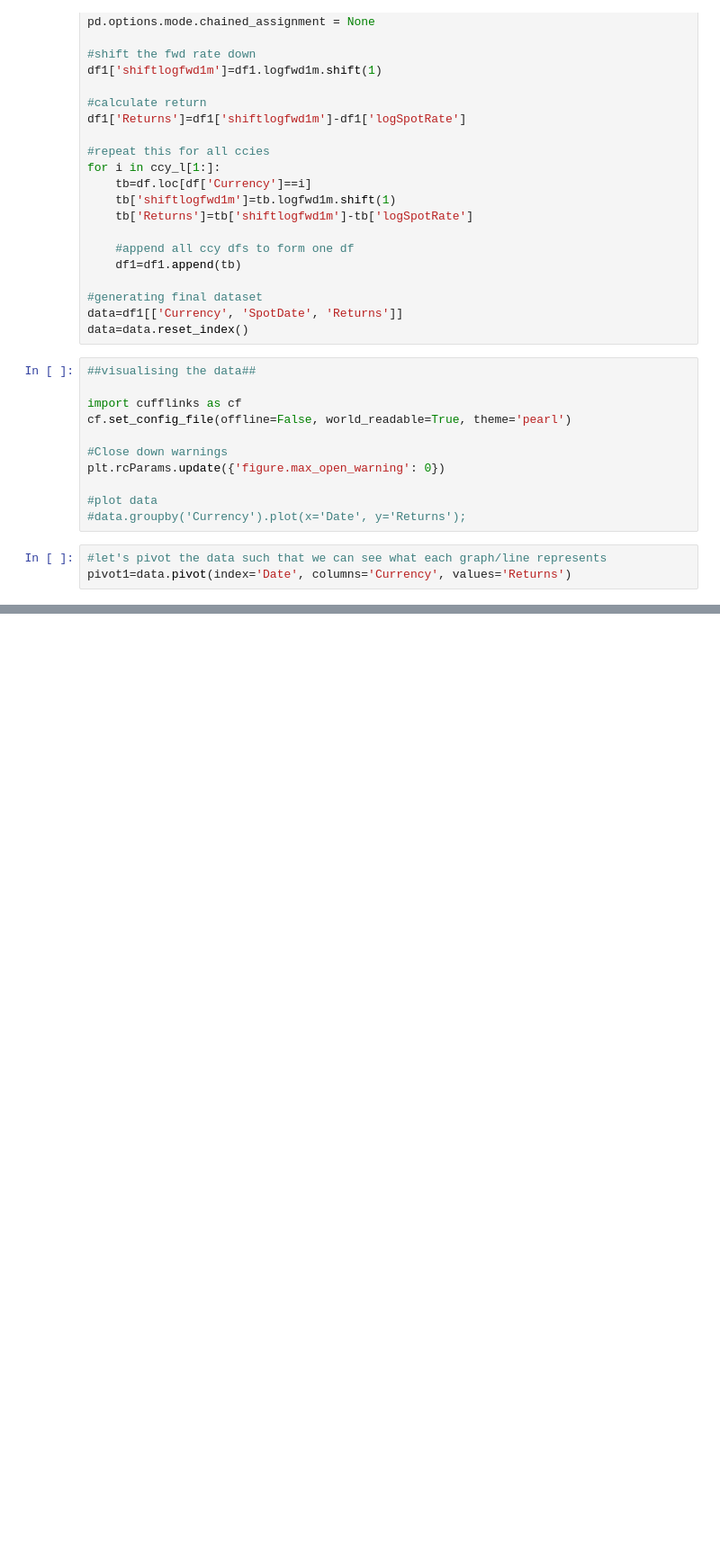
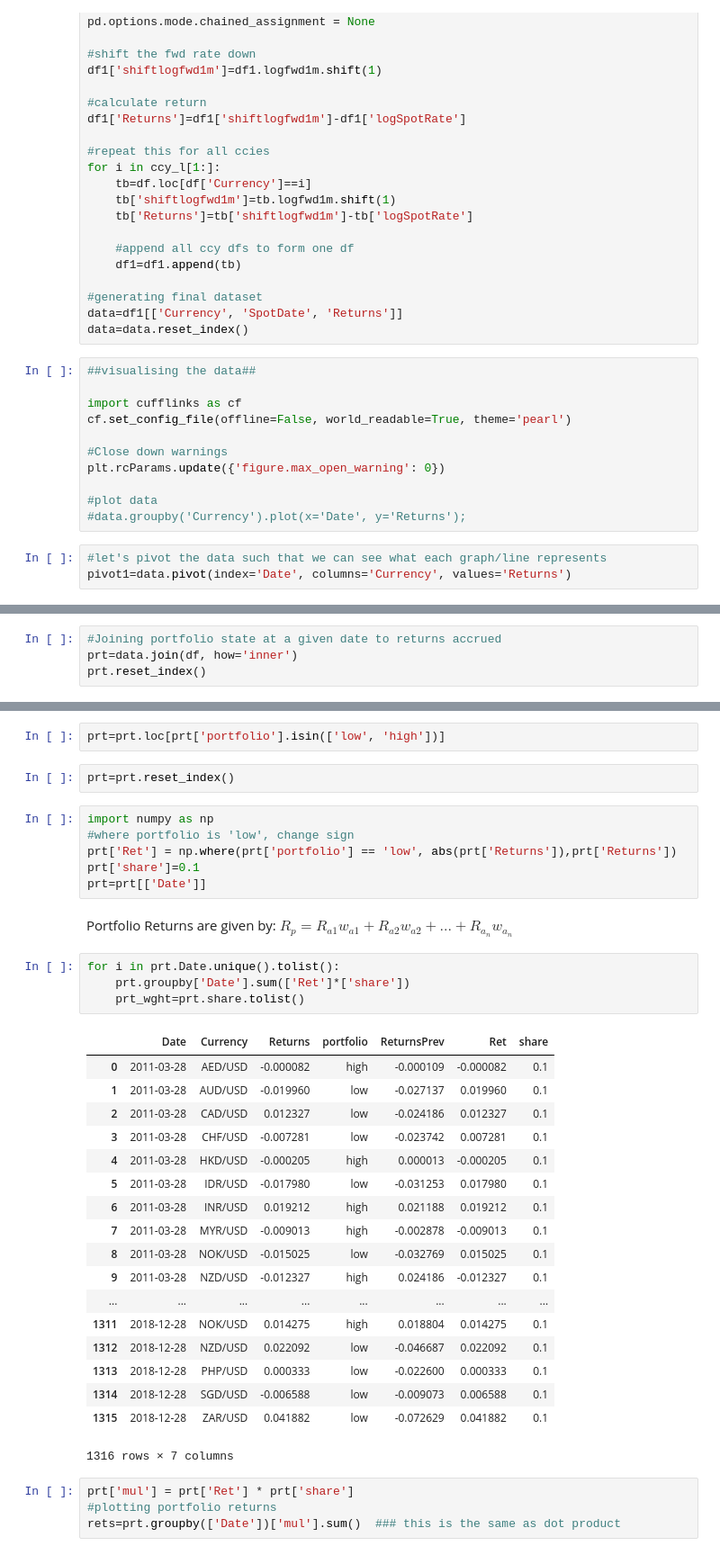
Before and after one commit to valmal/momentum, a Jupyter notebook: mom-mecklai.ipynb, the cells around one changed output, grey strips where cells are left out. Shown at 90% size. Drawn from its saved outputs; the diff is of its cells as text; blank space fills up the shorter version.

```diff
--- a/mom-mecklai.ipynb
+++ b/mom-mecklai.ipynb
@@ -190,0 +291,4 @@ df_1['USD/CNY'].plot()
+# %%
+#Joining portfolio state at a given date to returns accrued
+prt=data.join(df, how='inner')
+prt.reset_index()
@@ -190,0 +314,40 @@ df_1['USD/CNY'].plot()
+# %%
+prt=prt.loc[prt['portfolio'].isin(['low', 'high'])]
+# %%
+prt=prt.reset_index()
+# %%
+import numpy as np
+#where portfolio is 'low', change sign
+prt['Ret'] = np.where(prt['portfolio'] == 'low', abs(prt['Returns']),prt['Returns'])
+prt['share']=0.1
+prt=prt[['Date']]
+# %% [markdown]
+Portfolio Returns are given by:
+$R_{p} = R_{a1}w_{a1} + R_{a2}w_{a2}+ ... + R_{a_{n}}w_{a_{n}}$
+# %%
+for i in prt.Date.unique().tolist():
+    prt.groupby['Date'].sum(['Ret']*['share'])
+    prt_wght=prt.share.tolist()
+# %% [output]
+|  | Date | Currency | Returns | portfolio | ReturnsPrev | Ret | share |
+| 0 | 2011-03-28 | AED/USD | -0.000082 | high | -0.000109 | -0.000082 | 0.1 |
+| 1 | 2011-03-28 | AUD/USD | -0.019960 | low | -0.027137 | 0.019960 | 0.1 |
+| 2 | 2011-03-28 | CAD/USD | 0.012327 | low | -0.024186 | 0.012327 | 0.1 |
+| 3 | 2011-03-28 | CHF/USD | -0.007281 | low | -0.023742 | 0.007281 | 0.1 |
+| 4 | 2011-03-28 | HKD/USD | -0.000205 | high | 0.000013 | -0.000205 | 0.1 |
+| 5 | 2011-03-28 | IDR/USD | -0.017980 | low | -0.031253 | 0.017980 | 0.1 |
+| 6 | 2011-03-28 | INR/USD | 0.019212 | high | 0.021188 | 0.019212 | 0.1 |
+| 7 | 2011-03-28 | MYR/USD | -0.009013 | high | -0.002878 | -0.009013 | 0.1 |
+| 8 | 2011-03-28 | NOK/USD | -0.015025 | low | -0.032769 | 0.015025 | 0.1 |
+| 9 | 2011-03-28 | NZD/USD | -0.012327 | high | 0.024186 | -0.012327 | 0.1 |
+| ... | ... | ... | ... | ... | ... | ... | ... |
+| 1311 | 2018-12-28 | NOK/USD | 0.014275 | high | 0.018804 | 0.014275 | 0.1 |
+| 1312 | 2018-12-28 | NZD/USD | 0.022092 | low | -0.046687 | 0.022092 | 0.1 |
+| 1313 | 2018-12-28 | PHP/USD | 0.000333 | low | -0.022600 | 0.000333 | 0.1 |
+| 1314 | 2018-12-28 | SGD/USD | -0.006588 | low | -0.009073 | 0.006588 | 0.1 |
+| 1315 | 2018-12-28 | ZAR/USD | 0.041882 | low | -0.072629 | 0.041882 | 0.1 |
+1316 rows × 7 columns
+# %%
+prt['mul'] = prt['Ret'] * prt['share']
+#plotting portfolio returns
+rets=prt.groupby(['Date'])['mul'].sum()  ### this is the same as dot product
```
Also changed, not shown: parts of 23 cells of this notebook.
